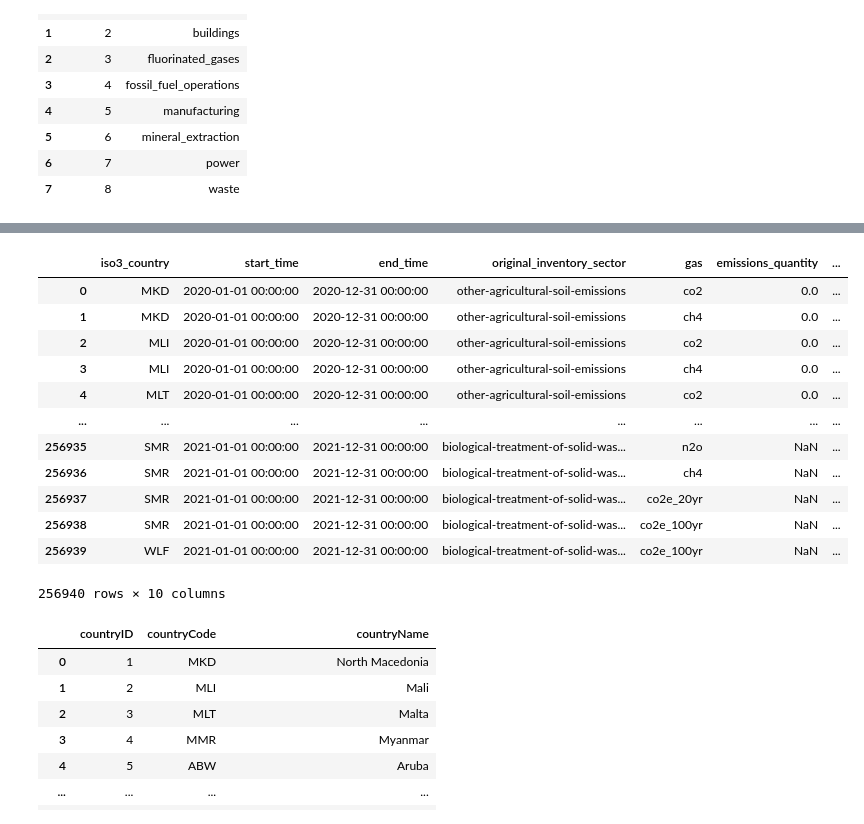
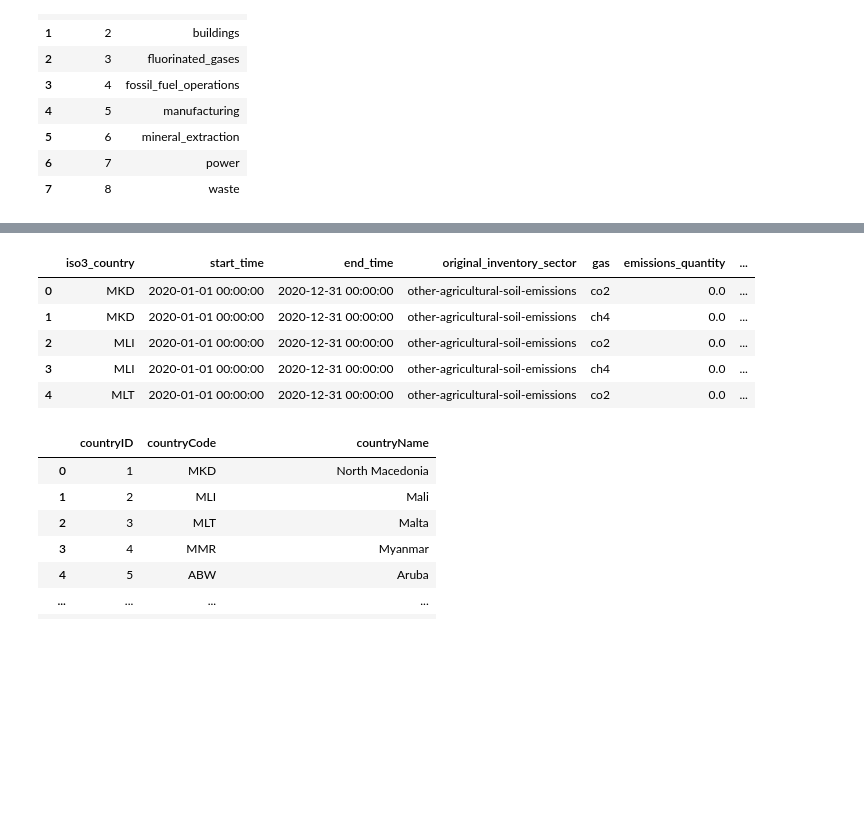
Before and after one commit to meganjchiang/info430proj, a Jupyter notebook: project2/deliverable2.ipynb, the cells around one changed output, grey strips where cells are left out. Cells and saved outputs as stored; diff of their text form; code cells hidden in the pictures; blank space fills up the shorter version.

```diff
--- a/project2/deliverable2.ipynb
+++ b/project2/deliverable2.ipynb
@@ -129,21 +123,14 @@ for root, dirs, files in os.walk(main_directory):
 
 combined_df = pd.concat(dataframes, ignore_index=True)
 # %%
-combined_df
+combined_df.head()
 # %% [output]
 |  | iso3_country | start_time | end_time | original_inventory_sector | gas | emissions_quantity | ... |
 | 0 | MKD | 2020-01-01 00:00:00 | 2020-12-31 00:00:00 | other-agricultural-soil-emissions | co2 | 0.0 | ... |
 | 1 | MKD | 2020-01-01 00:00:00 | 2020-12-31 00:00:00 | other-agricultural-soil-emissions | ch4 | 0.0 | ... |
 | 2 | MLI | 2020-01-01 00:00:00 | 2020-12-31 00:00:00 | other-agricultural-soil-emissions | co2 | 0.0 | ... |
 | 3 | MLI | 2020-01-01 00:00:00 | 2020-12-31 00:00:00 | other-agricultural-soil-emissions | ch4 | 0.0 | ... |
 | 4 | MLT | 2020-01-01 00:00:00 | 2020-12-31 00:00:00 | other-agricultural-soil-emissions | co2 | 0.0 | ... |
-| ... | ... | ... | ... | ... | ... | ... | ... |
-| 256935 | SMR | 2021-01-01 00:00:00 | 2021-12-31 00:00:00 | biological-treatment-of-solid-was... | n2o | NaN | ... |
-| 256936 | SMR | 2021-01-01 00:00:00 | 2021-12-31 00:00:00 | biological-treatment-of-solid-was... | ch4 | NaN | ... |
-| 256937 | SMR | 2021-01-01 00:00:00 | 2021-12-31 00:00:00 | biological-treatment-of-solid-was... | co2e_20yr | NaN | ... |
-| 256938 | SMR | 2021-01-01 00:00:00 | 2021-12-31 00:00:00 | biological-treatment-of-solid-was... | co2e_100yr | NaN | ... |
-| 256939 | WLF | 2021-01-01 00:00:00 | 2021-12-31 00:00:00 | biological-treatment-of-solid-was... | co2e_100yr | NaN | ... |
-256940 rows × 10 columns
 # %%
 # Dataframe for country
 dimCountry = combined_df['iso3_country'].unique()
```
Also changed, not shown: parts of 9 cells of this notebook, 3 other files.
